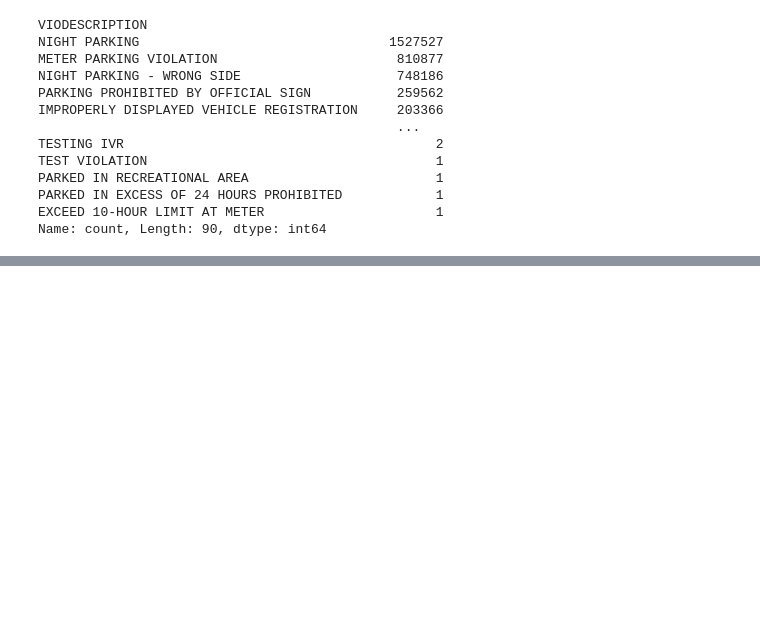
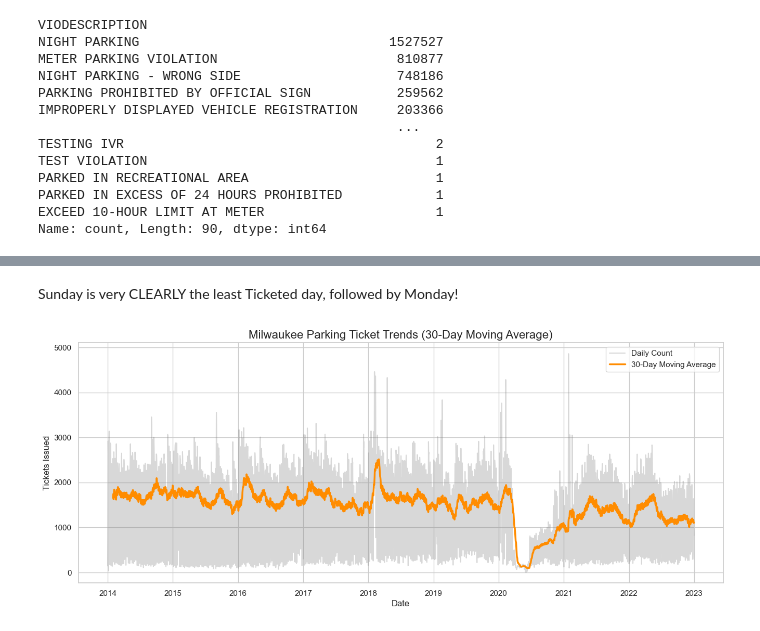
Before and after one commit to johneckberg/Milwaukee-Ticket-Data-Analysis, a Jupyter notebook: parking_final_project.ipynb, the cells around one changed output, grey strips where cells are left out. Saved outputs shown, nothing was run; the diff lists cells and outputs as text; code cells hidden in the pictures; blank space fills up the shorter version.

```diff
--- a/parking_final_project.ipynb
+++ b/parking_final_project.ipynb
@@ -277,0 +320,24 @@ daily_summary_df.sample(10)
+# %% [markdown]
+Sunday is very CLEARLY the least Ticketed day, followed by Monday!
+# %%
+# Dataframe is sorted chronologically
+daily_summary_df = daily_summary_df.sort_values('join_date').reset_index(drop=True)
+
+# Calculate the 30-day moving average  [a single day's ticket total and 29 days prior to that Averaged]
+daily_summary_df['rolling_30d_avg'] = daily_summary_df['total_tickets'].rolling(window=30).mean()
+
+
+plt.figure(figsize=(16, 6))
+# Plot the noisy daily data lightly in the background
+sns.lineplot(data=daily_summary_df, x='join_date', y='total_tickets', color='gray', alpha=0.3, label='Daily Count')
+
+# Plot the smoothed 30-day average boldly on top
+sns.lineplot(data=daily_summary_df, x='join_date', y='rolling_30d_avg', color='darkorange', linewidth=2.5, label='30-Day Moving Average')
+
+plt.title("Milwaukee Parking Ticket Trends (30-Day Moving Average)", fontsize=16)
+plt.xlabel("Date")
+plt.ylabel("Tickets Issued")
+plt.legend()
+plt.show()
+# %% [output]
+[figure, added]
```
Also changed, not shown: parts of 15 cells of this notebook.
